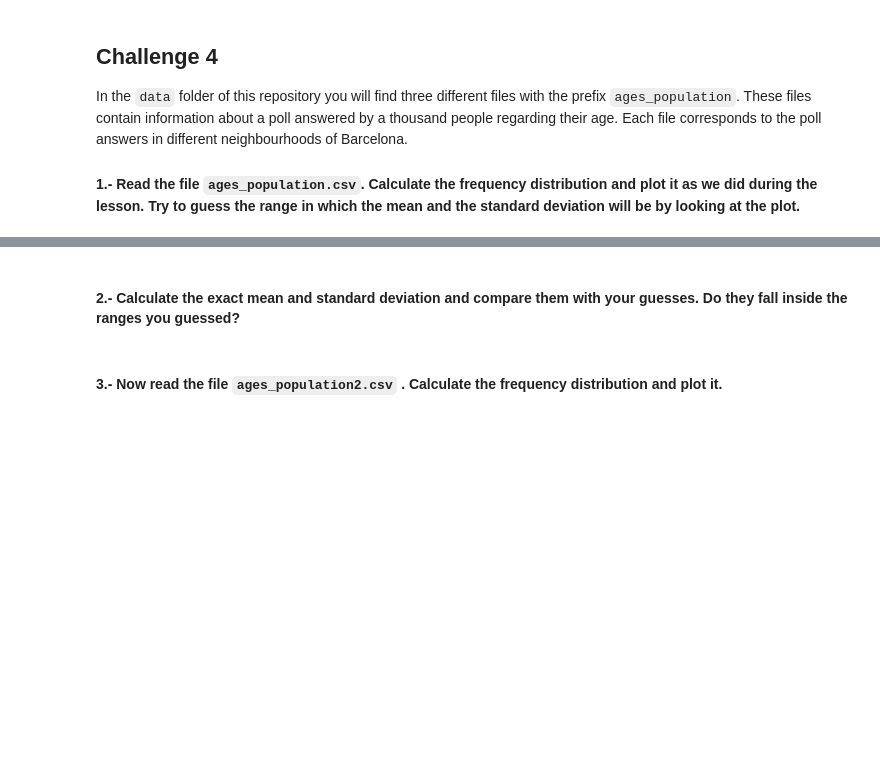
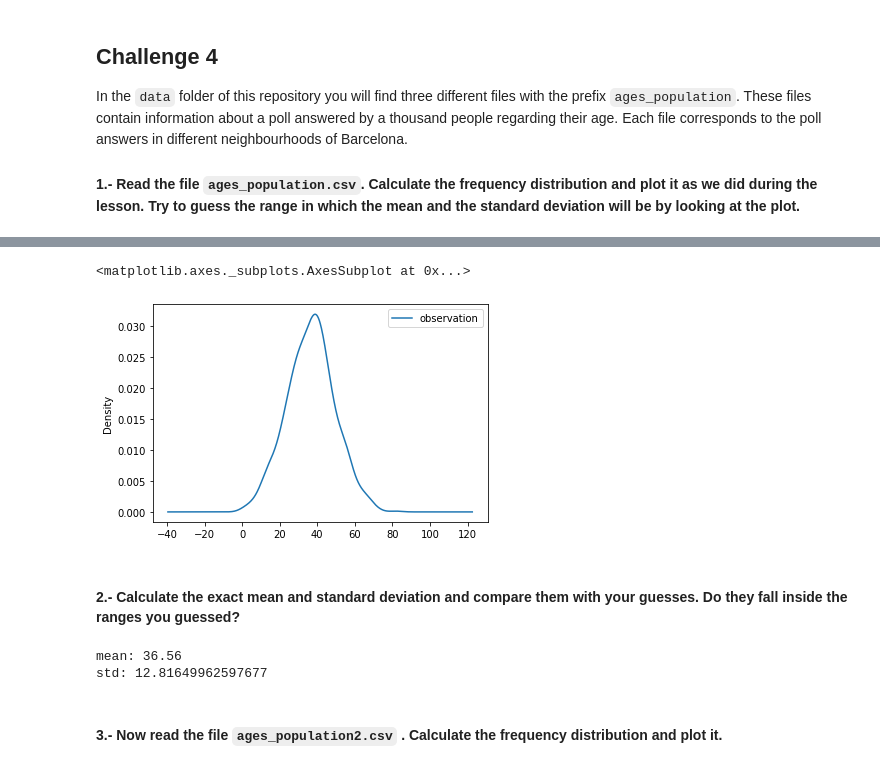
Before and after one commit to ta-data-bcn/descriptive-stats, a Jupyter notebook: your-code/main.ipynb, the cells around one changed output, grey strips where cells are left out. Drawn from its saved outputs; the diff is of its cells as text; code cells hidden in the pictures; blank space fills up the shorter version.

```diff
--- a/your-code/main.ipynb
+++ b/your-code/main.ipynb
@@ -176,2 +198,7 @@ In the `data` folder of this repository you will find three different files with
+# %%
+age_df.plot.kde()
+# %% [output]
+<matplotlib.axes._subplots.AxesSubplot at 0x...>
+[figure, added]
 # %% [markdown]
 #### 2.- Calculate the exact mean and standard deviation and compare them with your guesses. Do they fall inside the ranges you guessed?
@@ -183,0 +205,7 @@ your comments here
+# %%
+# your code here
+print('mean:', age_df.observation.mean())
+print('std:', age_df.observation.std())
+# %% [output]
+mean: 36.56
+std: 12.81649962597677
```
Also changed, not shown: parts of 16 cells of this notebook.
